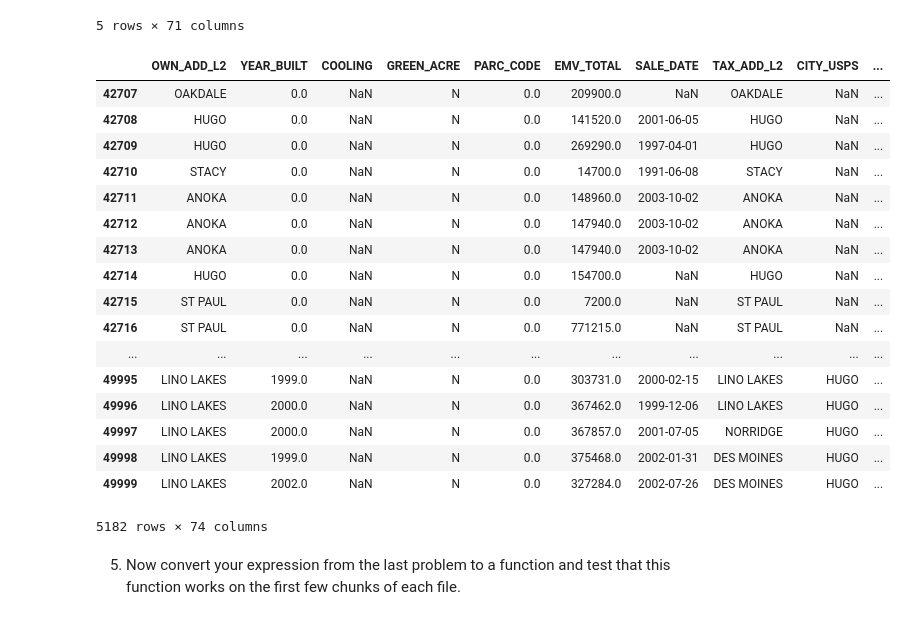
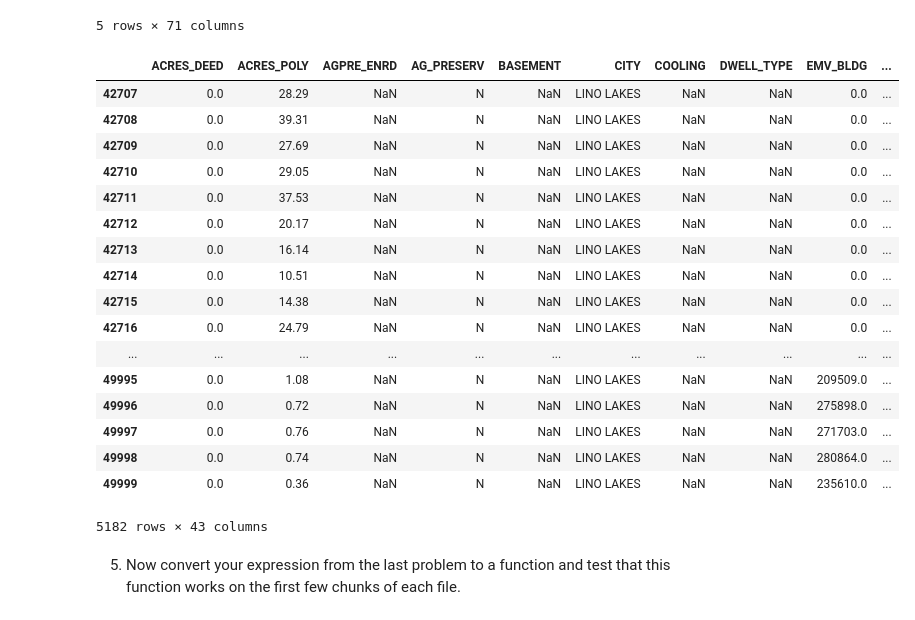
Before and after one commit to reaganbuske/DSCI430, a Jupyter notebook: project_1_part_4_RB.ipynb, the cells around one changed output. Cells and saved outputs as stored; diff of their text form; code cells hidden in the pictures.

```diff
--- a/project_1_part_4_RB.ipynb
+++ b/project_1_part_4_RB.ipynb
@@ -96,34 +98,34 @@ from dfply import *
 from more_dfply import *
 # %%
 exp = (firstchunk
-         >> select(common_columns)
+         >> select(cols_to_keep)
          >> mutate(lat_long = pd.Series(zip(firstchunk.centroid_lat, firstchunk.centroid_long)))
          >> mutate(lake_code = recode(X.lat_long, latlong_to_code))
          >> mutate(lake_name = recode(X.lat_long, latlong_to_name))
          >> mutate(parcel_dist_to_lake = recode(X.lat_long, latlong_to_distance))
          >> filter_by(~X.lake_name.isna())
          >> filter_by(X.parcel_dist_to_lake <= 1600)
       )
 exp
 # %% [output]
-|  | OWN_ADD_L2 | YEAR_BUILT | COOLING | GREEN_ACRE | PARC_CODE | EMV_TOTAL | SALE_DATE | TAX_ADD_L2 | CITY_USPS | ... |
-| 42707 | OAKDALE | 0.0 | NaN | N | 0.0 | 209900.0 | NaN | OAKDALE | NaN | ... |
-| 42708 | HUGO | 0.0 | NaN | N | 0.0 | 141520.0 | 2001-06-05 | HUGO | NaN | ... |
-| 42709 | HUGO | 0.0 | NaN | N | 0.0 | 269290.0 | 1997-04-01 | HUGO | NaN | ... |
-| 42710 | STACY | 0.0 | NaN | N | 0.0 | 14700.0 | 1991-06-08 | STACY | NaN | ... |
-| 42711 | ANOKA | 0.0 | NaN | N | 0.0 | 148960.0 | 2003-10-02 | ANOKA | NaN | ... |
-| 42712 | ANOKA | 0.0 | NaN | N | 0.0 | 147940.0 | 2003-10-02 | ANOKA | NaN | ... |
-| 42713 | ANOKA | 0.0 | NaN | N | 0.0 | 147940.0 | 2003-10-02 | ANOKA | NaN | ... |
-| 42714 | HUGO | 0.0 | NaN | N | 0.0 | 154700.0 | NaN | HUGO | NaN | ... |
-| 42715 | ST PAUL | 0.0 | NaN | N | 0.0 | 7200.0 | NaN | ST PAUL | NaN | ... |
-| 42716 | ST PAUL | 0.0 | NaN | N | 0.0 | 771215.0 | NaN | ST PAUL | NaN | ... |
+|  | ACRES_DEED | ACRES_POLY | AGPRE_ENRD | AG_PRESERV | BASEMENT | CITY | COOLING | DWELL_TYPE | EMV_BLDG | ... |
+| 42707 | 0.0 | 28.29 | NaN | N | NaN | LINO LAKES | NaN | NaN | 0.0 | ... |
+| 42708 | 0.0 | 39.31 | NaN | N | NaN | LINO LAKES | NaN | NaN | 0.0 | ... |
+| 42709 | 0.0 | 27.69 | NaN | N | NaN | LINO LAKES | NaN | NaN | 0.0 | ... |
+| 42710 | 0.0 | 29.05 | NaN | N | NaN | LINO LAKES | NaN | NaN | 0.0 | ... |
+| 42711 | 0.0 | 37.53 | NaN | N | NaN | LINO LAKES | NaN | NaN | 0.0 | ... |
+| 42712 | 0.0 | 20.17 | NaN | N | NaN | LINO LAKES | NaN | NaN | 0.0 | ... |
+| 42713 | 0.0 | 16.14 | NaN | N | NaN | LINO LAKES | NaN | NaN | 0.0 | ... |
+| 42714 | 0.0 | 10.51 | NaN | N | NaN | LINO LAKES | NaN | NaN | 0.0 | ... |
+| 42715 | 0.0 | 14.38 | NaN | N | NaN | LINO LAKES | NaN | NaN | 0.0 | ... |
+| 42716 | 0.0 | 24.79 | NaN | N | NaN | LINO LAKES | NaN | NaN | 0.0 | ... |
 | ... | ... | ... | ... | ... | ... | ... | ... | ... | ... | ... |
-| 49995 | LINO LAKES | 1999.0 | NaN | N | 0.0 | 303731.0 | 2000-02-15 | LINO LAKES | HUGO | ... |
-| 49996 | LINO LAKES | 2000.0 | NaN | N | 0.0 | 367462.0 | 1999-12-06 | LINO LAKES | HUGO | ... |
-| 49997 | LINO LAKES | 2000.0 | NaN | N | 0.0 | 367857.0 | 2001-07-05 | NORRIDGE | HUGO | ... |
-| 49998 | LINO LAKES | 1999.0 | NaN | N | 0.0 | 375468.0 | 2002-01-31 | DES MOINES | HUGO | ... |
-| 49999 | LINO LAKES | 2002.0 | NaN | N | 0.0 | 327284.0 | 2002-07-26 | DES MOINES | HUGO | ... |
+| 49995 | 0.0 | 1.08 | NaN | N | NaN | LINO LAKES | NaN | NaN | 209509.0 | ... |
+| 49996 | 0.0 | 0.72 | NaN | N | NaN | LINO LAKES | NaN | NaN | 275898.0 | ... |
+| 49997 | 0.0 | 0.76 | NaN | N | NaN | LINO LAKES | NaN | NaN | 271703.0 | ... |
+| 49998 | 0.0 | 0.74 | NaN | N | NaN | LINO LAKES | NaN | NaN | 280864.0 | ... |
+| 49999 | 0.0 | 0.36 | NaN | N | NaN | LINO LAKES | NaN | NaN | 235610.0 | ... |
-5182 rows × 74 columns
+5182 rows × 43 columns
 # %%
 cols_to_keep = ['ACRES_DEED',
                 'ACRES_POLY',
```
Also changed, not shown: parts of 15 cells of this notebook.
